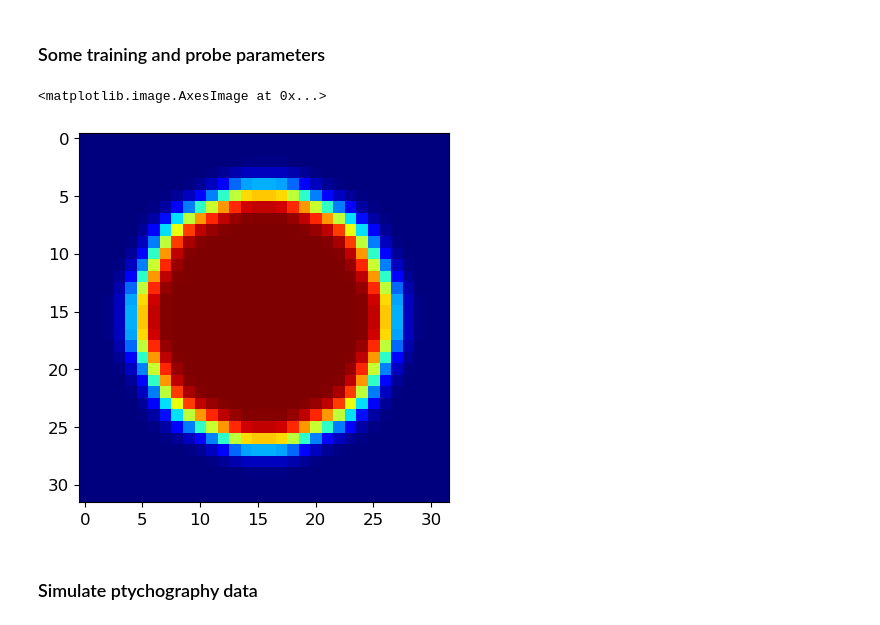
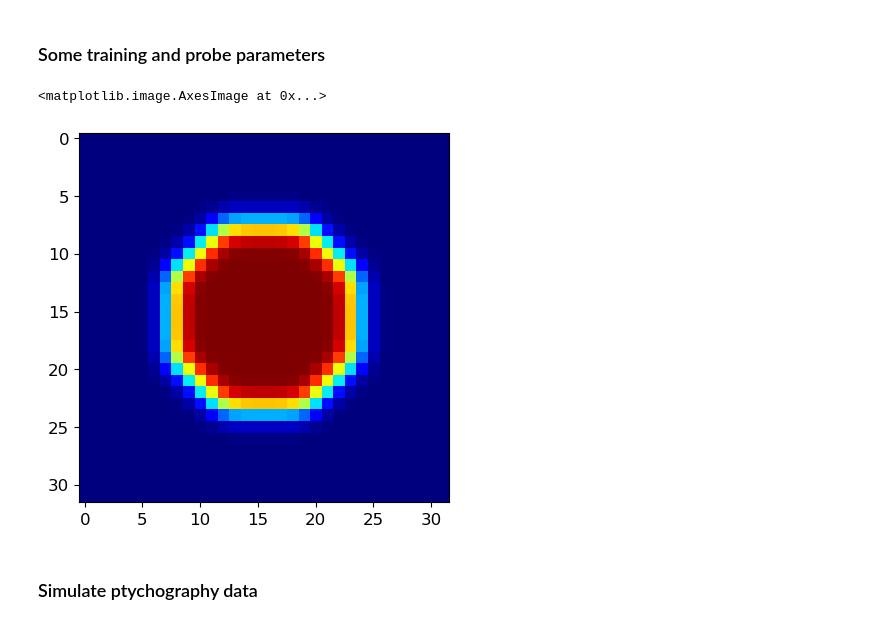
Before and after one commit to hoidn/PtychoPINN, a Jupyter notebook: notebooks/ptycho_simulated.ipynb, the cells around one changed output. Cells and saved outputs as stored; diff of their text form; code cells hidden in the pictures.

```diff
--- a/notebooks/ptycho_simulated.ipynb
+++ b/notebooks/ptycho_simulated.ipynb
@@ -79,28 +90,21 @@ Sun Nov 20 22:46:15 2022
 # %% [markdown]
 ### Some training and probe parameters
 # %%
-h = w = N = params.cfg['N'] = 64
-# offset between neighboring scan points, in pixels
-offset = params.cfg['offset'] = 4
-gridsize = params.cfg['gridsize'] = 2
-
-nepochs=20
-batch_size = params.cfg['batch_size'] = 16
-
 #filt = f.lowpass_g(.55, np.ones(N), sym = True)
-filt = f.lowpass_g(.7, np.ones(N), sym = True)
+# filt = f.lowpass_g(.7, np.ones(N), sym = True)
+filt = f.lowpass_g(.9, np.ones(N), sym = True)
 
 # TODO assert symmetry
 probe = f.gf(((np.einsum('i,j->ij', filt, filt)) > .5).astype(float), 1) + 1e-9
 probe_small = probe[16:-16, 16:-16]
 tprobe = (tf.convert_to_tensor(probe, tf.float32)[..., None])
 params.cfg['probe'] = tprobe
 tprobe_small = (tf.convert_to_tensor(probe_small, tf.float32)[..., None])
 
 # if (not os.path.isdir(path+wt_path)):
 #     os.mkdir(wt_path)
 
 plt.imshow(tprobe_small, cmap = 'jet')
 # %% [output]
 <matplotlib.image.AxesImage at 0x...>
-[figure, old version]
+[figure, new version]
```
Also changed, not shown: parts of 37 cells of this notebook, 4 other files.
